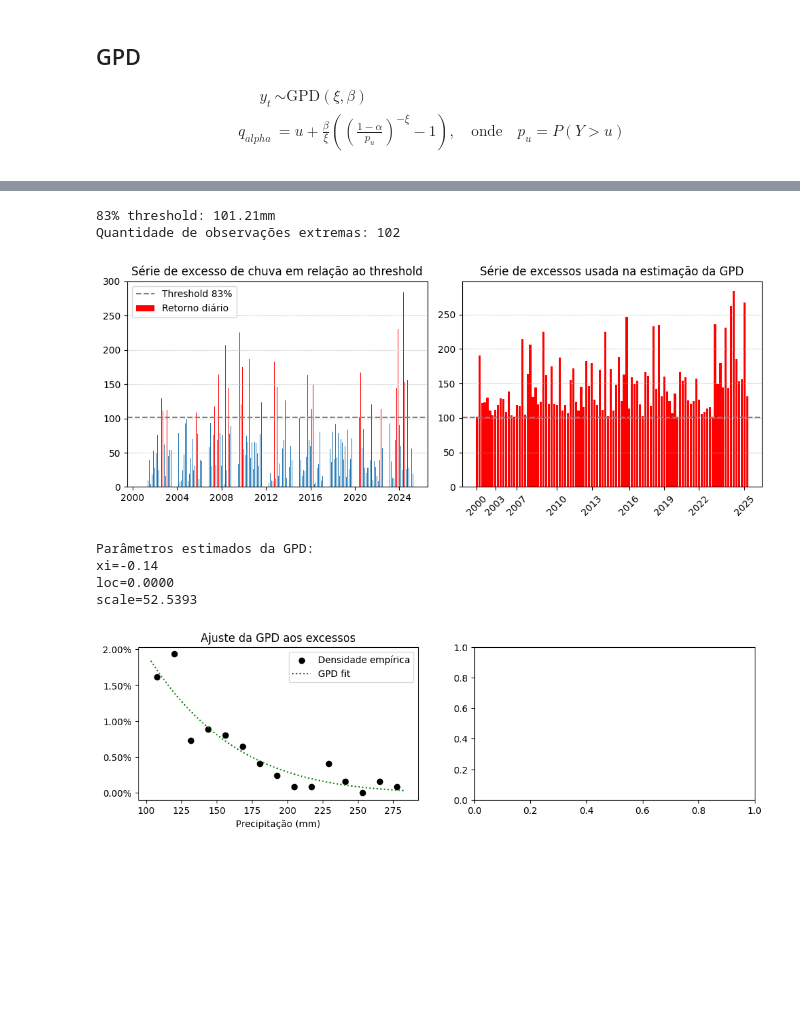
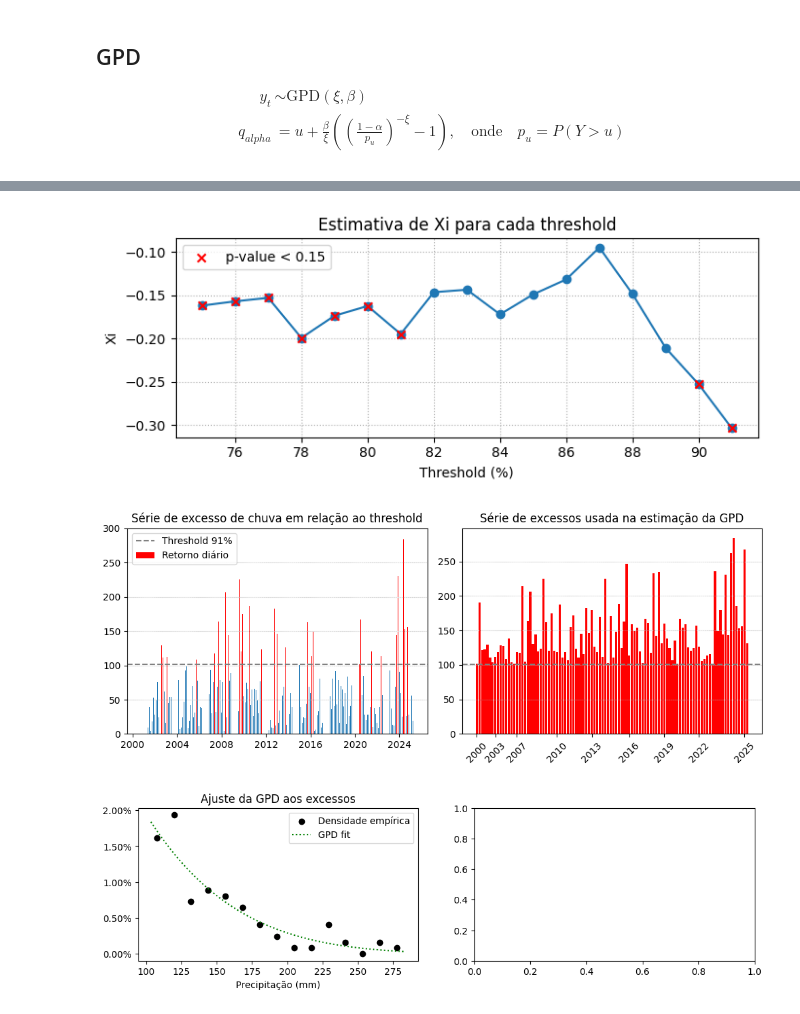
Before and after one commit to asdmalizia/masters, a Jupyter notebook: Estudo orientado/TVE para precipitação.ipynb, the cells around one changed output, grey strips where cells are left out. Drawn from its saved outputs; the diff is of its cells as text; code cells hidden in the pictures; blank space fills up the shorter version.

Commit message:
entrrega dos resultados para TVE

```diff
--- a/Estudo orientado/TVE para precipitação.ipynb
+++ b/Estudo orientado/TVE para precipitação.ipynb
@@ -240,0 +300,6 @@ print(df_thresholds)
+# %%
+# likelihood ratio test nos parâmetros estimados
+LR, p_value = likelihood_ratio_test(exceedances, xi, beta)
+
+print(f"Likelihood Ratio statistic: {LR:.2f}")
+print(f"P-value: {p_value:.4f}")
@@ -240,0 +348,20 @@ print(df_thresholds)
+# %%
+# Estimações para cada threshold
+
+xis, statistics, p_values = [], [], []
+thresholds = np.arange(0.75, 0.91, 0.01)
+for alpha_t in thresholds:
+    temp_threshold = np.quantile(series, alpha_t)
+    temp_exceedances = series[series > temp_threshold] - temp_threshold
+    temp_xi, temp_loc, temp_beta = genpareto.fit(temp_exceedances, floc=0)
+    xis.append(temp_xi)
+
+    LR, p_value = likelihood_ratio_test(temp_exceedances, temp_xi, temp_beta)
+    statistics.append(LR)
+    p_values.append(p_value)
+xis = np.array(xis)
+
+df_thresholds.loc[df_thresholds['Threshold (%)'].isin(thresholds*100), 'Xi'] = xis
+df_thresholds.loc[df_thresholds['Threshold (%)'].isin(thresholds*100), 'Statistic'] = statistics
+df_thresholds.loc[df_thresholds['Threshold (%)'].isin(thresholds*100), 'p-value'] = p_values
+df_thresholds.round(2)
@@ -241,11 +386,22 @@ print(df_thresholds)
+# %%
+pvalue_alpha = 0.15
+red_points = df_thresholds['p-value'] < pvalue_alpha
+
+fig, ax = plt.subplots(figsize=(7, 3))
+ax.plot(df_thresholds['Threshold (%)'], df_thresholds['Xi'], marker='o', color='C0')
+ax.scatter(df_thresholds['Threshold (%)'][red_points], df_thresholds['Xi'][red_points], color='red', zorder=5, label=f'p-value < {pvalue_alpha}', marker='x')
+ax.set_xlabel('Threshold (%)')
+ax.set_ylabel('Xi')
+ax.legend()
+ax.set_title('Estimativa de Xi para cada threshold')
+ax.grid(True, linestyle=':')
+plt.tight_layout()
+# plot_count += 1
+# plt.savefig(path_img + r"\plot{}.png".format(plot_count))
+plt.show()
+# %% [output]
+[figure, added]
 # %%
-alpha_t = 0.83
-threshold = np.quantile(series, alpha_t)
-exceedances = series[series > threshold] - threshold
-
-print(f"{alpha_t:.0%} threshold: {threshold:.2f}mm")
-print(f'Quantidade de observações extremas: {exceedances.shape[0]}')
-
 fig, ax = plt.subplots(1,2,figsize=(10,4))
 
 bar_colors = ['red' if v > threshold else 'C0' for v in series]
@@ -276,30 +432,7 @@ plot_count+=1
 plt.savefig(path_img + r"\plot{}.png".format(plot_count))
 plt.show()
 # %% [output]
-83% threshold: 101.21mm
-Quantidade de observações extremas: 102
 [figure]
-# %%
-xi, loc, beta = genpareto.fit(exceedances, floc=0)
-y_gpd = genpareto.pdf((x[x > threshold] - threshold), xi, loc=loc, scale=beta)
-print('Parâmetros estimados da GPD: \nxi={:.2f} \nloc={:.4f} \nscale={:.4f}'.format(xi, loc, beta))
-
-# cálculo do quantil
-for alpha in [0.95, 0.99, 0.999]:
-    # GPD pura com p_u empírico
-    p_u = len(exceedances) / len(series)
-    q = threshold + (beta/xi) * (((1-alpha) / p_u)**(-xi) - 1)
-    df_quantiles.loc['GPD', f'{(alpha*100)}%'] = q
-
-    # GPD com Gamma
-    p_u = 1 - gamma.cdf(threshold, alpha_hat, loc=loc_hat, scale=theta_hat)
-    q = threshold + (beta/xi) * (((1-alpha) / p_u)**(-xi) - 1)
-    df_quantiles.loc['GPD + Gamma', f'{(alpha*100)}%'] = q
-# %% [output]
-Parâmetros estimados da GPD:
-xi=-0.14
-loc=0.0000
-scale=52.5393
 # %%
 fig, ax = plt.subplots(1,2,figsize=(12,3))
 
```
Also changed, not shown: parts of 9 cells of this notebook.
